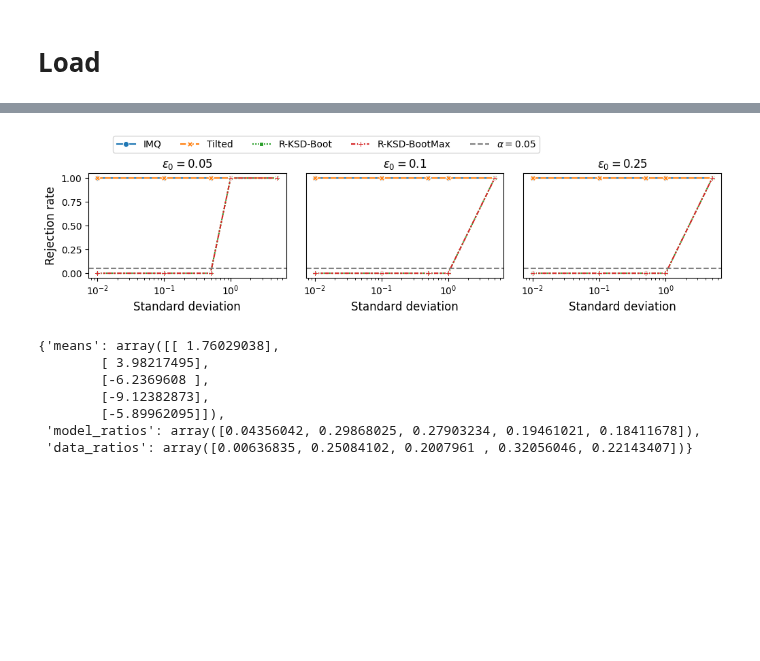
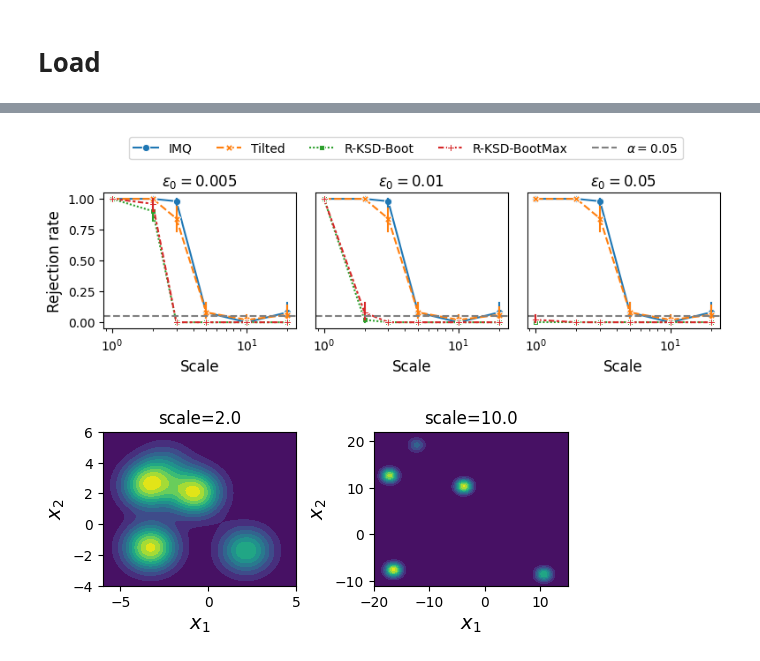
Before and after one commit to XingLLiu/robust-kernel-test, a Jupyter notebook: notebooks/mixture.ipynb, the cells around one changed output, grey strips where cells are left out. Cells and saved outputs as stored; diff of their text form; code cells hidden in the pictures; blank space fills up the shorter version.

Commit message:
update setup; add mixture fig code

```diff
--- a/notebooks/mixture.ipynb
+++ b/notebooks/mixture.ipynb
@@ -64,10 +75,12 @@ print(score_fn(xx))
 # %%
 np.random.seed(10)
 nrep = 20
-n = 100
+n = 500
 
 Xs = jnp.empty((nrep, n, dim), dtype=jnp.float32)
 scores = jnp.empty((nrep, n, dim), dtype=jnp.float32)
+
+score_fn = exp_mix.make_score(mean_ls, model_ratio_ls, std)
 
 for i in range(nrep):
     X = exp_mix.sample_mixture(n, mean_ls, data_ratio_ls, std)
@@ -110,10 +123,10 @@ res["standard"]["rej"]
 # %% [markdown]
 # Load
 # %%
-n = 500
-d = 1
+n = 1000
+d = 2
 res_stats = pickle.load(open(f"../data/mixture/stats_n{n}_d{d}.pkl", "rb"))
 
-std_ls = list(res_stats.keys())
-std_ls
+scale_ls = list(res_stats.keys())
+scale_ls
 # %% [output]
@@ -130,24 +144,24 @@ tau
 # %%
 # change theta
-eps0_ls = [0.05, 0.1, 0.25]
+eps0_ls = [0.005, 0.01, 0.05]
 plot_df_ls = {}
 
 for i, eps0 in enumerate(eps0_ls):
     # change theta
     res_stats_new = copy.deepcopy(res_stats)
-    for std in std_ls:
-        theta_new = eps0 * tau[std]**0.5
+    for scale in scale_ls:
+        theta_new = eps0 * tau[scale]**0.5
 
-        res_stats_new[std] = exp_utils.change_theta(res_stats_new[std], ["tilted_r_bootmax", "tilted_r_boot"], theta_new)
+        res_stats_new[scale] = exp_utils.change_theta(res_stats_new[scale], ["tilted_r_bootmax", "tilted_r_boot"], theta_new)
 
     methods = {"standard": "IMQ", "tilted": "Tilted", "tilted_r_boot": "R-KSD-Boot", "tilted_r_bootmax": "R-KSD-BootMax"}
 
-    plot_df = {"std": [], "nonsq_stat": [], "method": [], "rej": []}
-    for std in std_ls:
+    plot_df = {"scale": [], "nonsq_stat": [], "method": [], "rej": []}
+    for scale in scale_ls:
         for m, m_label in methods.items():
-            rr = res_stats_new[std][m]
+            rr = res_stats_new[scale][m]
             plot_df["nonsq_stat"].extend(np.array(rr["nonsq_stat"]).tolist())
-            plot_df["std"].extend([std] * len(rr["nonsq_stat"]))
+            plot_df["scale"].extend([scale] * len(rr["nonsq_stat"]))
 
             plot_df["rej"].extend(rr["rej"])
             plot_df["method"].extend([m_label] * len(rr["nonsq_stat"]))
@@ -155,38 +169,30 @@ for i, eps0 in enumerate(eps0_ls):
     plot_df = pd.DataFrame(plot_df)
     plot_df_ls[eps0] = plot_df
 # %%
-_, axes = plt.subplots(ncols=len(eps0_ls), figsize=(4*len(eps0_ls), 2))
+_, axes = plt.subplots(ncols=len(eps0_ls), figsize=(3*len(eps0_ls), 2))
 
 for i, eps0 in enumerate(eps0_ls):
     plot_df = plot_df_ls[eps0]
 
     ax = axes[i]
-    _ = sns.lineplot(ax=ax, data=plot_df, x="std", y="rej", hue="method", style="method", markers=True, err_style="bars")
+    _ = sns.lineplot(ax=ax, data=plot_df, x="scale", y="rej", hue="method", style="method", markers=True, err_style="bars")
     ax.axhline(0.05, color="grey", linestyle="--", label=r"$\alpha=0.05$")
-    ax.set_xlabel("Standard deviation", fontsize=12)
+    ax.set_xlabel("Scale", fontsize=12)
     ax.set_ylabel("Rejection rate", fontsize=12)
     ax.set_ylim(-0.05, 1.05)
     ax.set_xscale("log")
     ax.set_title(rf"$\epsilon_0 = ${eps0}")
     if i > 0:
         ax.legend([],[], frameon=False)
         ax.get_yaxis().set_ticks([])
         ax.set_ylabel("")
 
-lgd = axes[0].legend(bbox_to_anchor=(0.1, 1.15, 1, 0.2), loc="lower left", ncol=6)
+lgd = axes[0].legend(bbox_to_anchor=(0.1, 1.2, 1, 0.2), loc="lower left", ncol=6)
 
 plt.subplots_adjust(wspace=0.1)
-# plt.savefig("../figs/robust/tail.pdf", bbox_extra_artists=(lgd,), bbox_inches="tight")
+plt.savefig("../figs/robust/mixture.pdf", bbox_extra_artists=(lgd,), bbox_inches="tight")
 # %% [output]
-[figure, old version]
+[figure, new version]
 # %%
 params_setup = pickle.load(open(f"../data/mixture/setup_d{d}.pkl", "rb"))
-params_setup
+X_res = pickle.load(open(f"../data/mixture/X_res_n{n}_d{d}.pkl", "rb"))
-# %% [output]
-{'means': array([[ 1.76029038],
-        [ 3.98217495],
-        [-6.2369608 ],
-        [-9.12382873],
-        [-5.89962095]]),
- 'model_ratios': array([0.04356042, 0.29868025, 0.27903234, 0.19461021, 0.18411678]),
- 'data_ratios': array([0.00636835, 0.25084102, 0.2007961 , 0.32056046, 0.22143407])}
@@ -192,0 +221,20 @@ params_setup
+# %%
+_, axes = plt.subplots(ncols=2, figsize=(3*2, 2))
+
+xlims = [[-6, 5], [-20, 15]]
+ylims = [[-4, 6], [-11, 22]]
+
+for i, ax in enumerate(axes):
+    x = x_plot_ls[i]
+    y_plot, x_plot = np.meshgrid(x, x)
+    ax.contourf(x_plot, y_plot, np.exp(lp_ls[i]), levels=10)
+    ax.set_xlim(xlims[i])
+    ax.set_ylim(ylims[i])
+    ax.set_xlabel(r"$x_1$", fontsize=14)
+    ax.set_ylabel(r"$x_2$", fontsize=14)
+    ax.set_title(f"scale={scale_plot[i]}")
+
+plt.subplots_adjust(wspace=0.4)
+# plt.savefig("../figs/robust/mixture_den.pdf", bbox_inches="tight")
+# %% [output]
+[figure, added]
```
Also changed, not shown: parts of 12 cells of this notebook, 8 other files.
